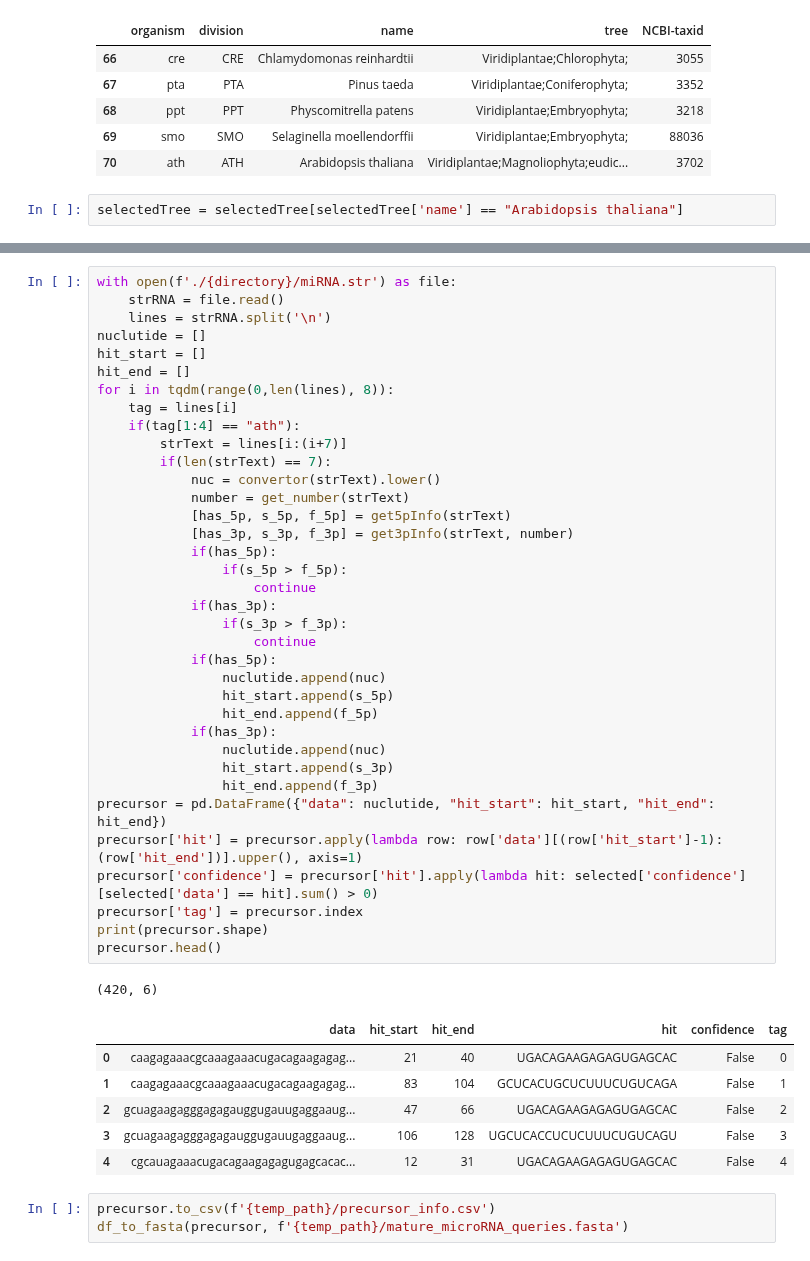
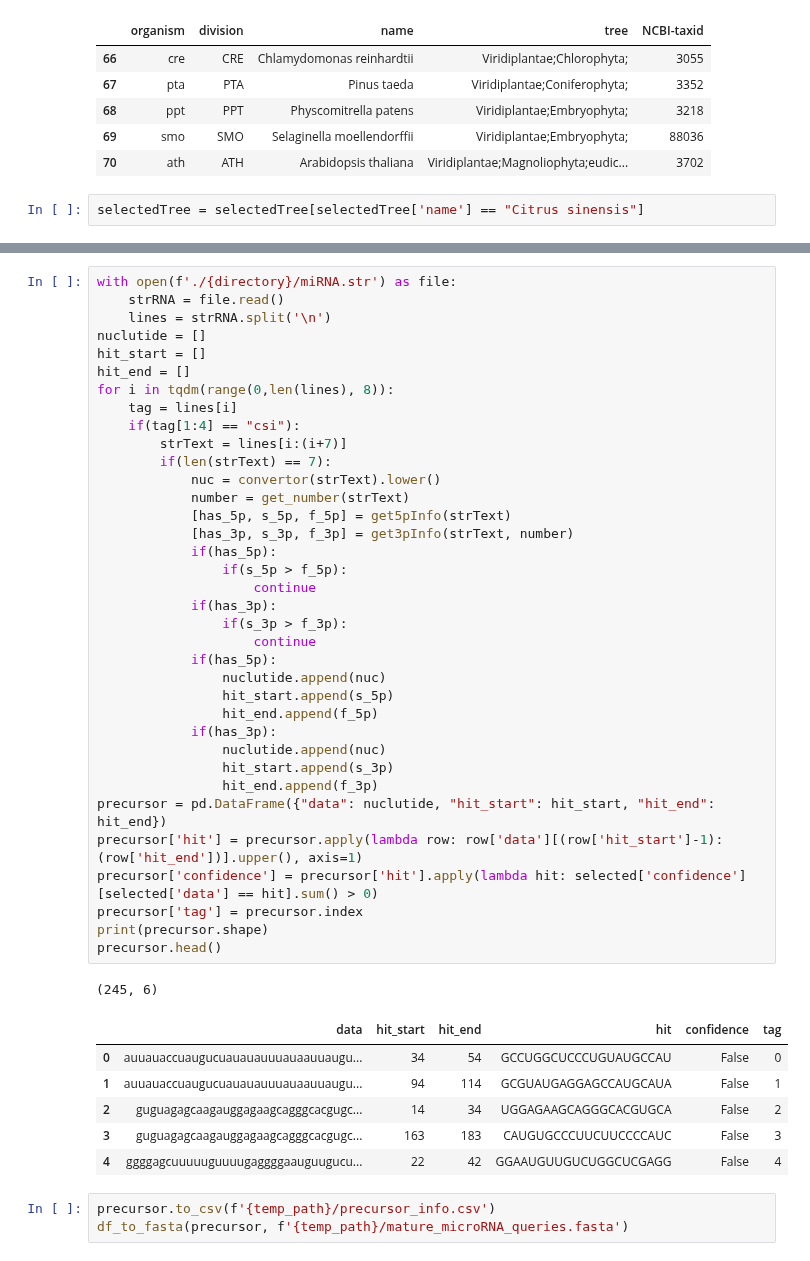
Before and after one commit to Ilia-Abolhasani/amir-p3, a Jupyter notebook: dataset_generation_positive.ipynb, the cells around one changed output, grey strips where cells are left out. Cells and saved outputs as stored; diff of their text form.

```diff
--- a/dataset_generation_positive.ipynb
+++ b/dataset_generation_positive.ipynb
@@ -250,7 +250,7 @@ selectedTree.head(5)
 | 69 | smo | SMO | Selaginella moellendorffii | Viridiplantae;Embryophyta; | 88036 |
 | 70 | ath | ATH | Arabidopsis thaliana | Viridiplantae;Magnoliophyta;eudic... | 3702 |
 # %%
-selectedTree = selectedTree[selectedTree['name'] == "Arabidopsis thaliana"]
+selectedTree = selectedTree[selectedTree['name'] == "Citrus sinensis"]
 # %%
 selected = mature[mature['organism'].isin(selectedTree['organism'])]
 print(selected.shape)
@@ -268,41 +268,41 @@ hit_start = []
 hit_end = []
 for i in tqdm(range(0,len(lines), 8)):
     tag = lines[i]
-    if(tag[1:4] == "ath"):
+    if(tag[1:4] == "csi"):
         strText = lines[i:(i+7)]
         if(len(strText) == 7):
             nuc = convertor(strText).lower()
             number = get_number(strText)
             [has_5p, s_5p, f_5p] = get5pInfo(strText)
             [has_3p, s_3p, f_3p] = get3pInfo(strText, number)
             if(has_5p):
                 if(s_5p > f_5p):
                     continue
             if(has_3p):
                 if(s_3p > f_3p):
                     continue
             if(has_5p):
                 nuclutide.append(nuc)
                 hit_start.append(s_5p)
                 hit_end.append(f_5p)
             if(has_3p):
                 nuclutide.append(nuc)
                 hit_start.append(s_3p)
                 hit_end.append(f_3p)
 precursor = pd.DataFrame({"data": nuclutide, "hit_start": hit_start, "hit_end": hit_end})
 precursor['hit'] = precursor.apply(lambda row: row['data'][(row['hit_start']-1):(row['hit_end'])].upper(), axis=1)
 precursor['confidence'] = precursor['hit'].apply(lambda hit: selected['confidence'][selected['data'] == hit].sum() > 0)
 precursor['tag'] = precursor.index
 print(precursor.shape)
 precursor.head()
 # %% [output]
-(420, 6)
+(245, 6)
 |  | data | hit_start | hit_end | hit | confidence | tag |
-| 0 | caagagaaacgcaaagaaacugacagaagagag... | 21 | 40 | UGACAGAAGAGAGUGAGCAC | False | 0 |
-| 1 | caagagaaacgcaaagaaacugacagaagagag... | 83 | 104 | GCUCACUGCUCUUUCUGUCAGA | False | 1 |
-| 2 | gcuagaagagggagagauggugauugaggaaug... | 47 | 66 | UGACAGAAGAGAGUGAGCAC | False | 2 |
-| 3 | gcuagaagagggagagauggugauugaggaaug... | 106 | 128 | UGCUCACCUCUCUUUCUGUCAGU | False | 3 |
-| 4 | cgcauagaaacugacagaagagagugagcacac... | 12 | 31 | UGACAGAAGAGAGUGAGCAC | False | 4 |
+| 0 | auuauaccuaugucuauauauuuauaauuaugu... | 34 | 54 | GCCUGGCUCCCUGUAUGCCAU | False | 0 |
+| 1 | auuauaccuaugucuauauauuuauaauuaugu... | 94 | 114 | GCGUAUGAGGAGCCAUGCAUA | False | 1 |
+| 2 | guguagagcaagauggagaagcagggcacgugc... | 14 | 34 | UGGAGAAGCAGGGCACGUGCA | False | 2 |
+| 3 | guguagagcaagauggagaagcagggcacgugc... | 163 | 183 | CAUGUGCCCUUCUUCCCCAUC | False | 3 |
+| 4 | ggggagcuuuuuguuuugaggggaauguugucu... | 22 | 42 | GGAAUGUUGUCUGGCUCGAGG | False | 4 |
 # %%
 precursor.to_csv(f'{temp_path}/precursor_info.csv')
 df_to_fasta(precursor, f'{temp_path}/mature_microRNA_queries.fasta')
```
Also changed, not shown: parts of 27 cells of this notebook, 4 other files.
